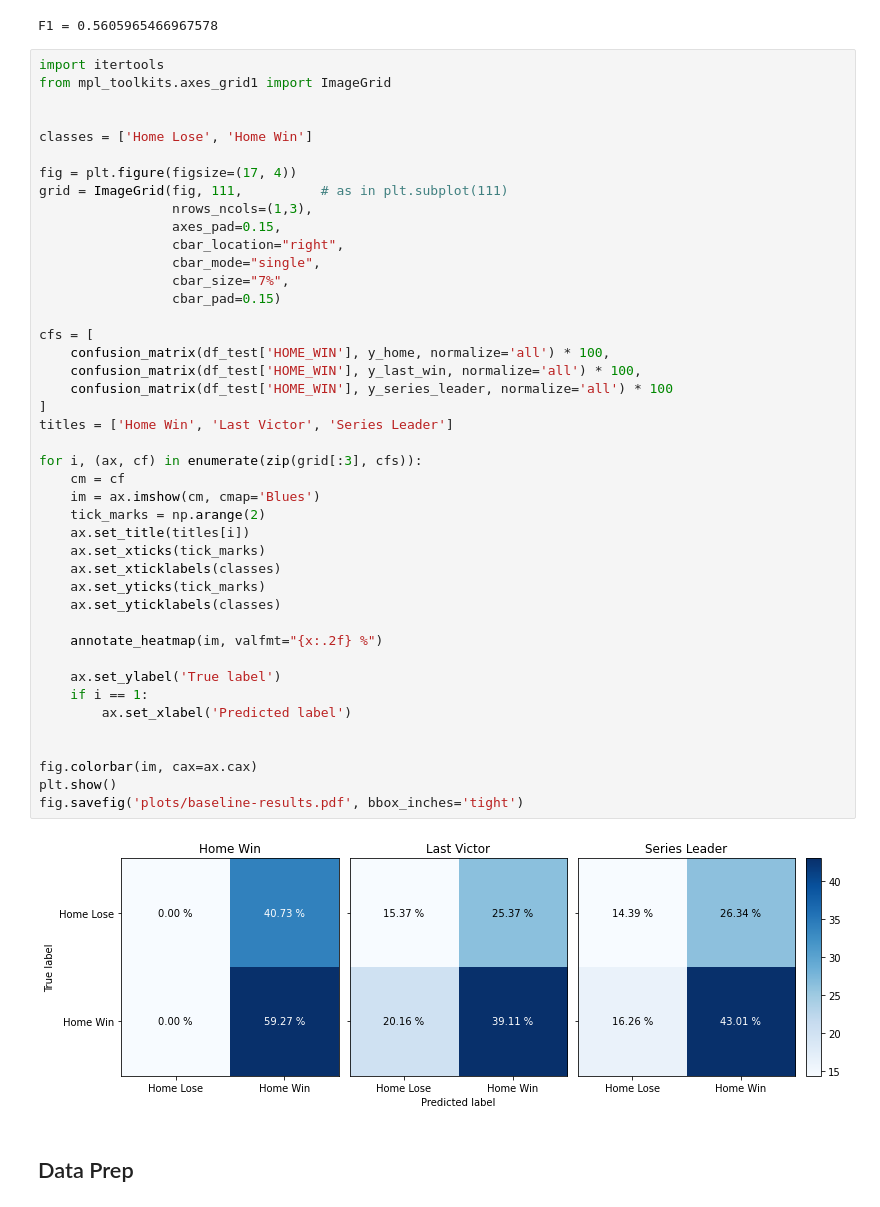
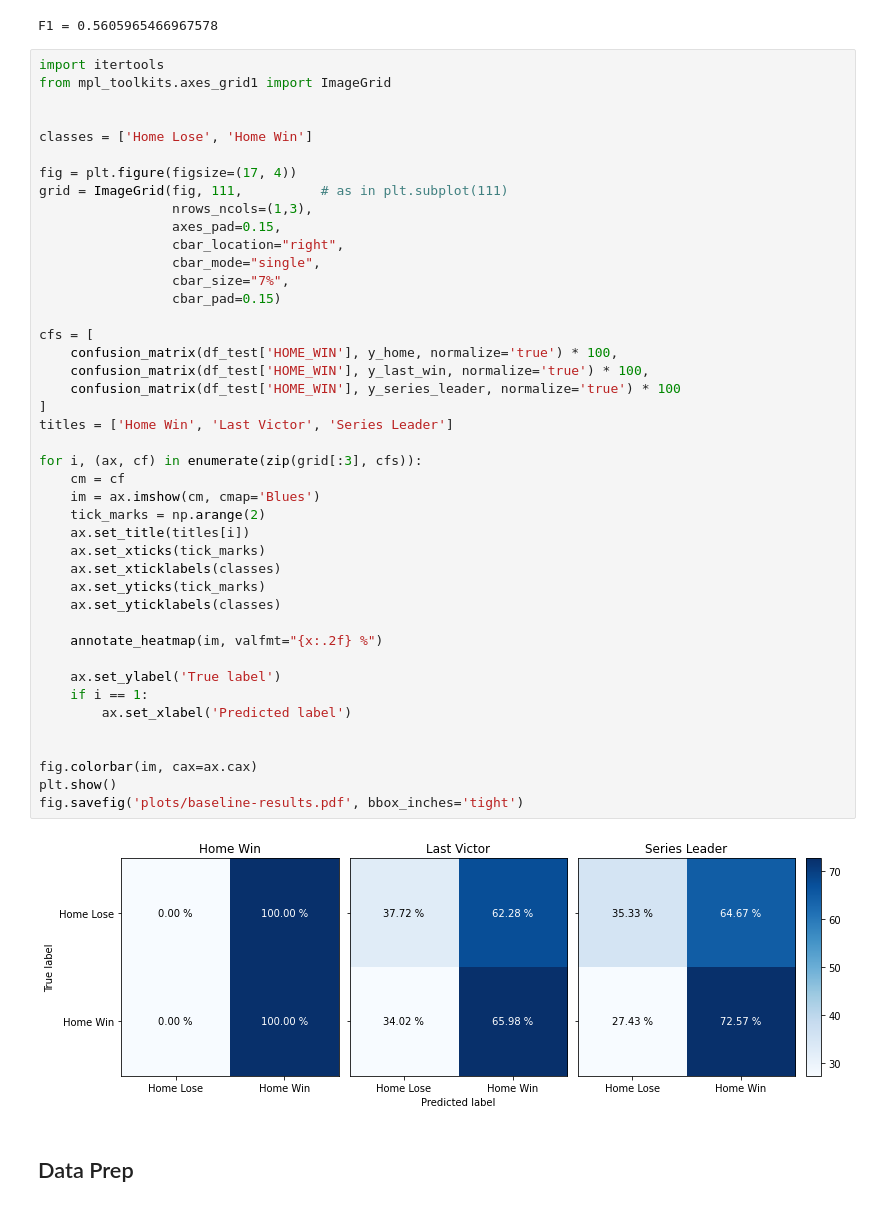
Before and after one commit to nicholascannon/basketball-ml, a Jupyter notebook: notebooks/matchup_models.ipynb, the cells around one changed output. Cells and saved outputs as stored; diff of their text form.

```diff
--- a/notebooks/matchup_models.ipynb
+++ b/notebooks/matchup_models.ipynb
@@ -296,37 +348,37 @@ grid = ImageGrid(fig, 111,          # as in plt.subplot(111)
                  cbar_location="right",
                  cbar_mode="single",
                  cbar_size="7%",
                  cbar_pad=0.15)
 
 cfs = [
-    confusion_matrix(df_test['HOME_WIN'], y_home, normalize='all') * 100,
-    confusion_matrix(df_test['HOME_WIN'], y_last_win, normalize='all') * 100,
-    confusion_matrix(df_test['HOME_WIN'], y_series_leader, normalize='all') * 100
+    confusion_matrix(df_test['HOME_WIN'], y_home, normalize='true') * 100,
+    confusion_matrix(df_test['HOME_WIN'], y_last_win, normalize='true') * 100,
+    confusion_matrix(df_test['HOME_WIN'], y_series_leader, normalize='true') * 100
 ]
 titles = ['Home Win', 'Last Victor', 'Series Leader']
 
 for i, (ax, cf) in enumerate(zip(grid[:3], cfs)):
     cm = cf
     im = ax.imshow(cm, cmap='Blues')
     tick_marks = np.arange(2)
     ax.set_title(titles[i])
     ax.set_xticks(tick_marks)
     ax.set_xticklabels(classes)
     ax.set_yticks(tick_marks)
     ax.set_yticklabels(classes)
 
     annotate_heatmap(im, valfmt="{x:.2f} %")
 
     ax.set_ylabel('True label')
     if i == 1:
         ax.set_xlabel('Predicted label')
 
 
 fig.colorbar(im, cax=ax.cax)
 plt.show()
 fig.savefig('plots/baseline-results.pdf', bbox_inches='tight')
 # %% [output]
-[figure, old version]
+[figure, new version]
 # %% [markdown]
 ## Data Prep
 # %%
```
Also changed, not shown: parts of 16 cells of this notebook, 12 other files.
